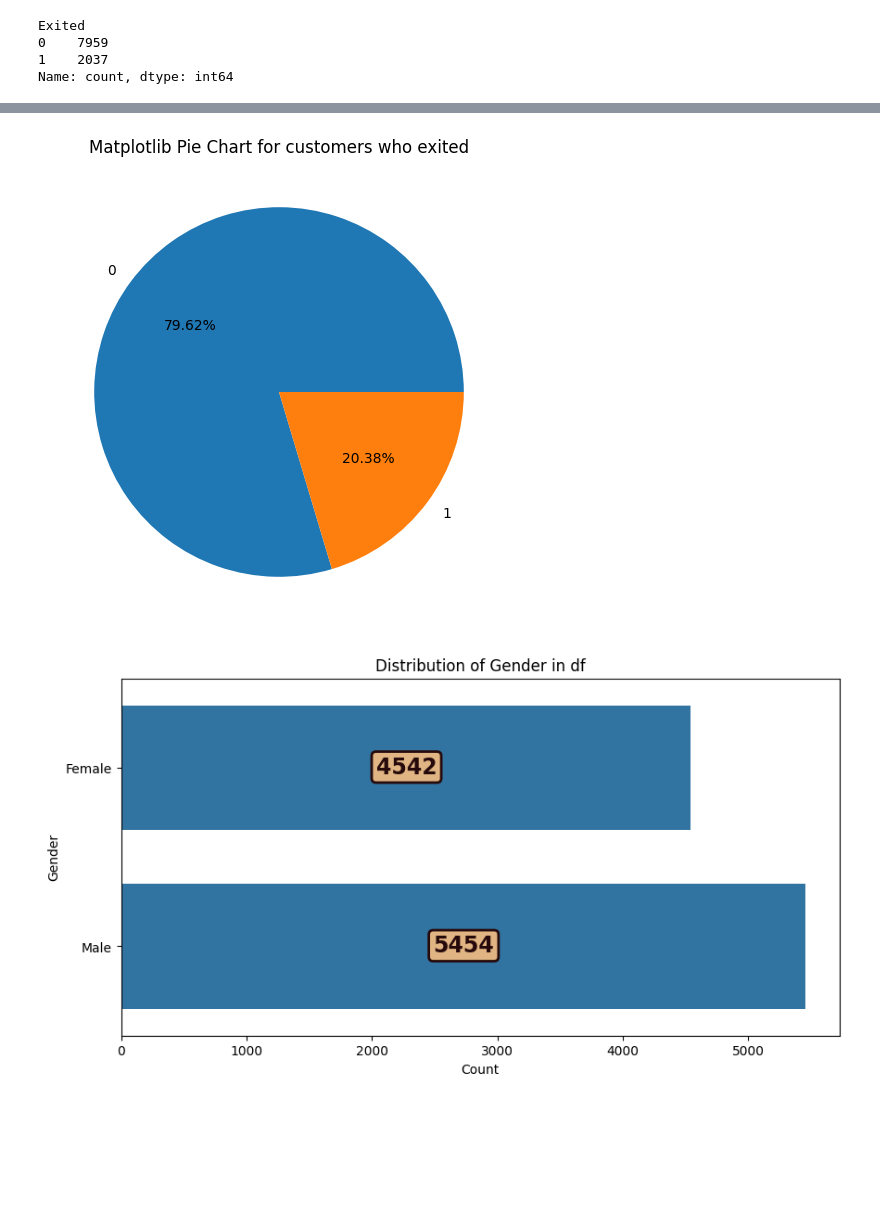
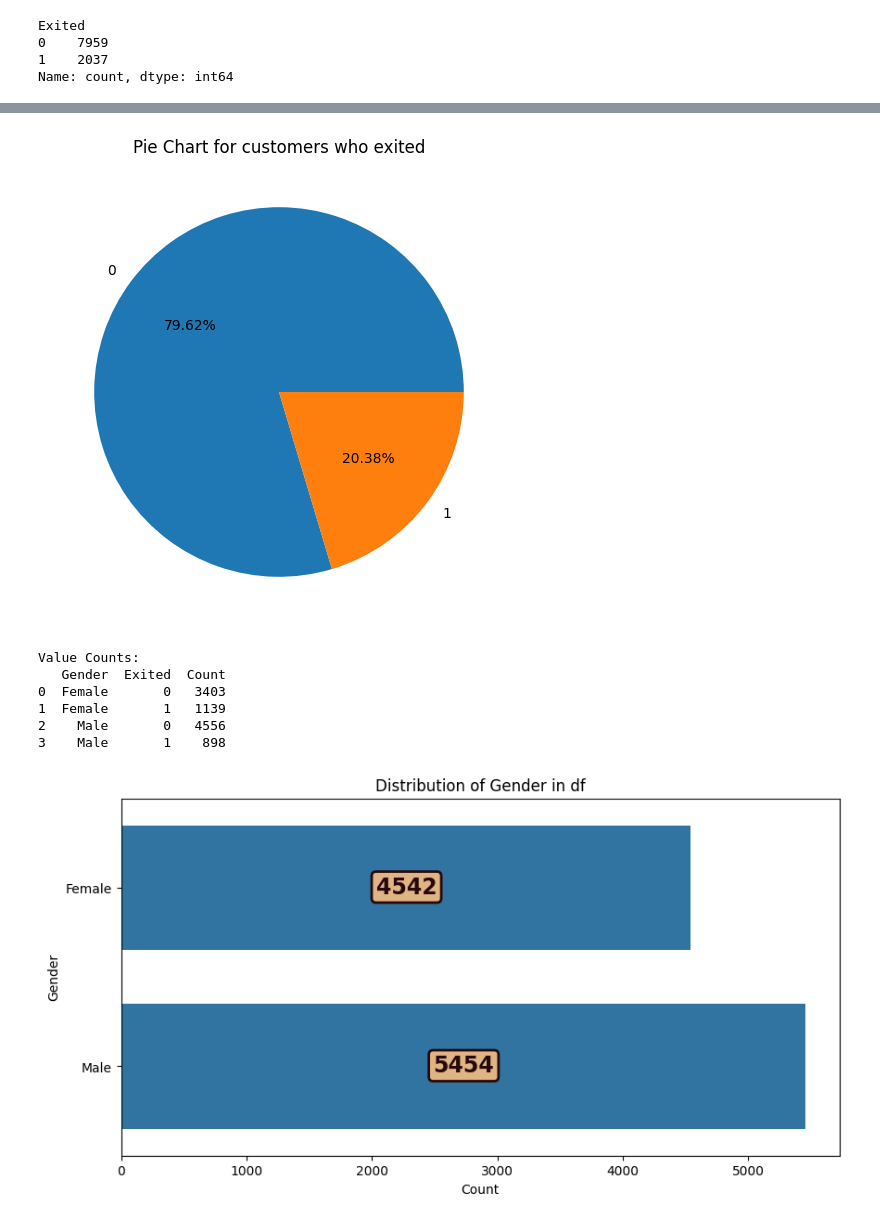
Before and after one commit to williamm243/customer-churn, a Jupyter notebook: churn.ipynb, the cells around one changed output, grey strips where cells are left out. Cells and saved outputs as stored; diff of their text form; code cells hidden in the pictures; blank space fills up the shorter version.

```diff
--- a/churn.ipynb
+++ b/churn.ipynb
@@ -296,13 +294,24 @@ plt.show()
 # %%
 #pie chart using matplotlib
 exited = df["Exited"].value_counts()
 
 plt.figure(figsize=(12,6))
 plt.pie(exited, labels=exited.index,autopct='%1.2f%%')
-plt.title('Matplotlib Pie Chart for customers who exited')
+plt.title('Pie Chart for customers who exited')
 plt.show()
 # %% [output]
-[figure, old version]
+[figure, new version]
+# %%
+value_counts = df.groupby(['Gender', 'Exited']).size().reset_index(name='Count')
+print("Value Counts:")
+print(value_counts)
+# %% [output]
+Value Counts:
+   Gender  Exited  Count
+0  Female       0   3403
+1  Female       1   1139
+2    Male       0   4556
+3    Male       1    898
 # %%
 fig = plt.figure(figsize=(10, 5))
 
```
Also changed, not shown: parts of 20 cells of this notebook.
